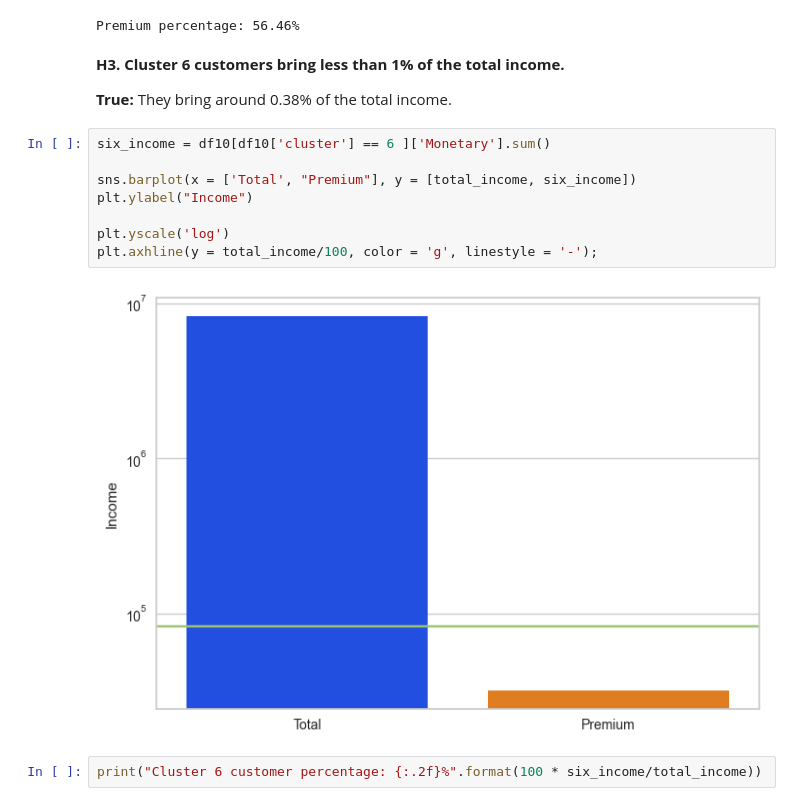
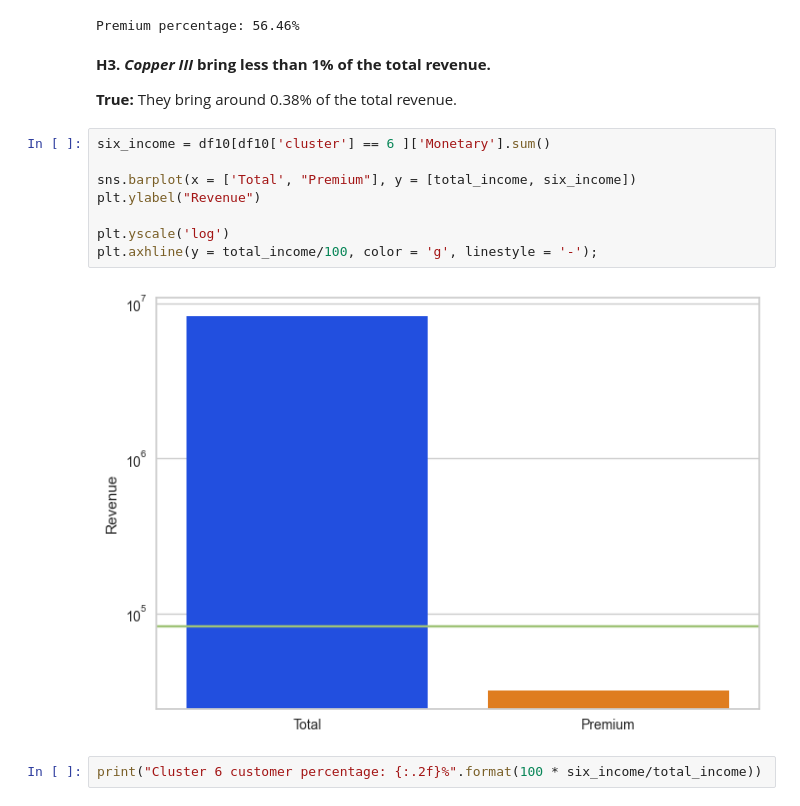
Before and after one commit to bernardoavsouza/LoyaltyProgram, a Jupyter notebook: code.ipynb, the cells around one changed output. Cells and saved outputs as stored; diff of their text form.

```diff
--- a/code.ipynb
+++ b/code.ipynb
@@ -657,19 +646,19 @@ print("Premium percentage: {:.2f}%".format(100 * premium_items/total_items))
 # %% [output]
 Premium percentage: 56.46%
 # %% [markdown]
-**H3. Cluster 6 customers bring less than 1% of the total income.**
+**H3. _Copper III_ bring less than 1% of the total revenue.**
 
-**True:** They bring around 0.38% of the total income.
+**True:** They bring around 0.38% of the total revenue.
 # %%
 six_income = df10[df10['cluster'] == 6 ]['Monetary'].sum()
 
 sns.barplot(x = ['Total', "Premium"], y = [total_income, six_income])
-plt.ylabel("Income")
+plt.ylabel("Revenue")
 
 plt.yscale('log')
 plt.axhline(y = total_income/100, color = 'g', linestyle = '-');
 # %% [output]
-[figure, old version]
+[figure, new version]
 # %%
 print("Cluster 6 customer percentage: {:.2f}%".format(100 * six_income/total_income))
 # %% [output]
```
Also changed, not shown: parts of 25 cells of this notebook, 1 other file.
